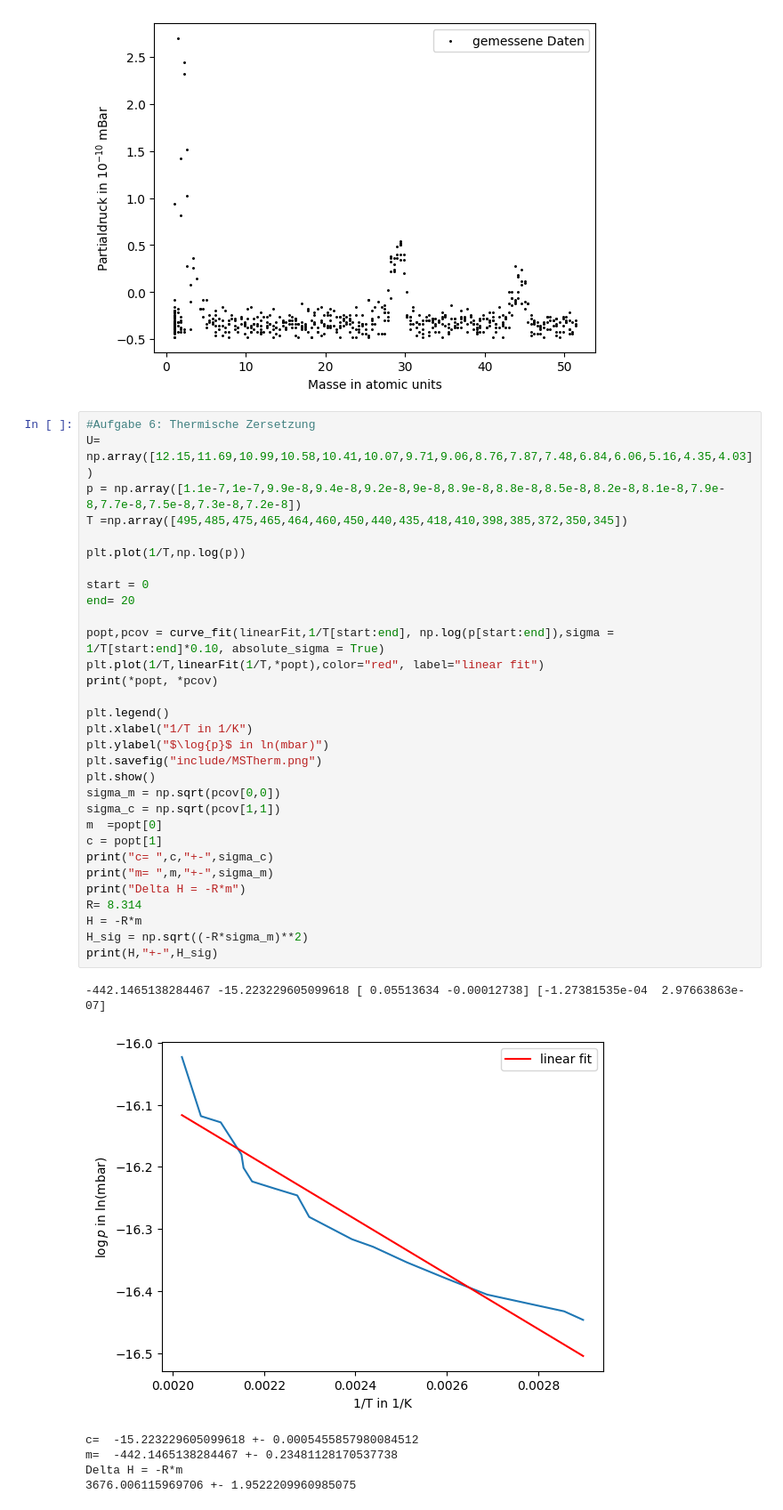
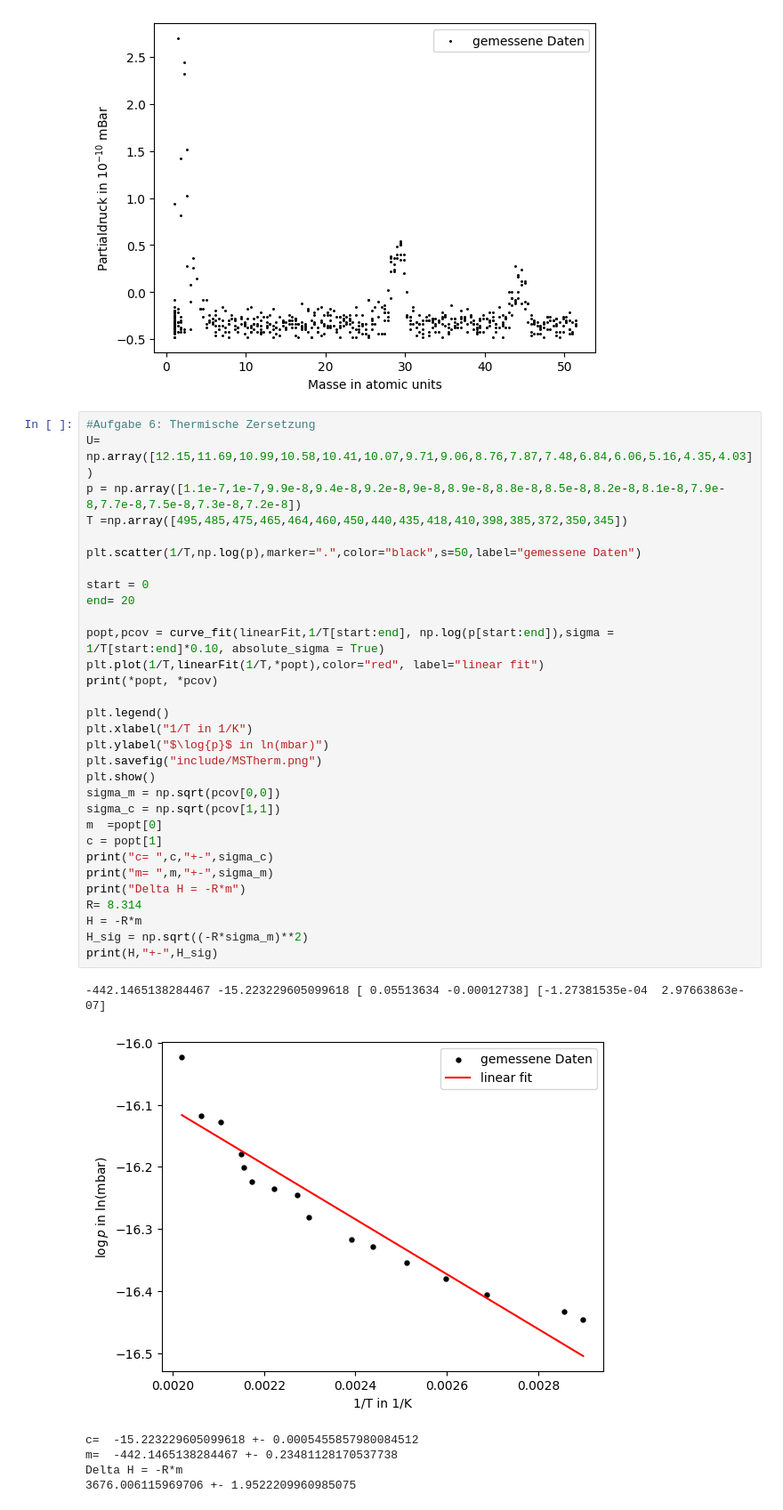
Before and after one commit to thexwon/Praktikum-Moderne-Physik, a Jupyter notebook: Massenspektrometer/Untitled1.ipynb, the cells around one changed output. Shown at 89% size. Saved outputs shown, nothing was run; the diff lists cells and outputs as text.

```diff
--- a/Massenspektrometer/Untitled1.ipynb
+++ b/Massenspektrometer/Untitled1.ipynb
@@ -472,35 +472,35 @@ plt.show()
 U= np.array([12.15,11.69,10.99,10.58,10.41,10.07,9.71,9.06,8.76,7.87,7.48,6.84,6.06,5.16,4.35,4.03])
 p = np.array([1.1e-7,1e-7,9.9e-8,9.4e-8,9.2e-8,9e-8,8.9e-8,8.8e-8,8.5e-8,8.2e-8,8.1e-8,7.9e-8,7.7e-8,7.5e-8,7.3e-8,7.2e-8])
 T =np.array([495,485,475,465,464,460,450,440,435,418,410,398,385,372,350,345])
 
-plt.plot(1/T,np.log(p))
+plt.scatter(1/T,np.log(p),marker=".",color="black",s=50,label="gemessene Daten")
 
 start = 0
 end= 20
 
 popt,pcov = curve_fit(linearFit,1/T[start:end], np.log(p[start:end]),sigma = 1/T[start:end]*0.10, absolute_sigma = True)
 plt.plot(1/T,linearFit(1/T,*popt),color="red", label="linear fit")
 print(*popt, *pcov)
 
 plt.legend()
 plt.xlabel("1/T in 1/K")
 plt.ylabel("$\log{p}$ in ln(mbar)")
 plt.savefig("include/MSTherm.png")
 plt.show()
 sigma_m = np.sqrt(pcov[0,0])
 sigma_c = np.sqrt(pcov[1,1])
 m  =popt[0]
 c = popt[1]
 print("c= ",c,"+-",sigma_c)
 print("m= ",m,"+-",sigma_m)
 print("Delta H = -R*m")
 R= 8.314
 H = -R*m
 H_sig = np.sqrt((-R*sigma_m)**2)
 print(H,"+-",H_sig)
 # %% [output]
 -442.1465138284467 -15.223229605099618 [ 0.05513634 -0.00012738] [-1.27381535e-04  2.97663863e-07]
-[figure, old version]
+[figure, new version]
 c=  -15.223229605099618 +- 0.0005455857980084512
 m=  -442.1465138284467 +- 0.23481128170537738
 Delta H = -R*m
```
